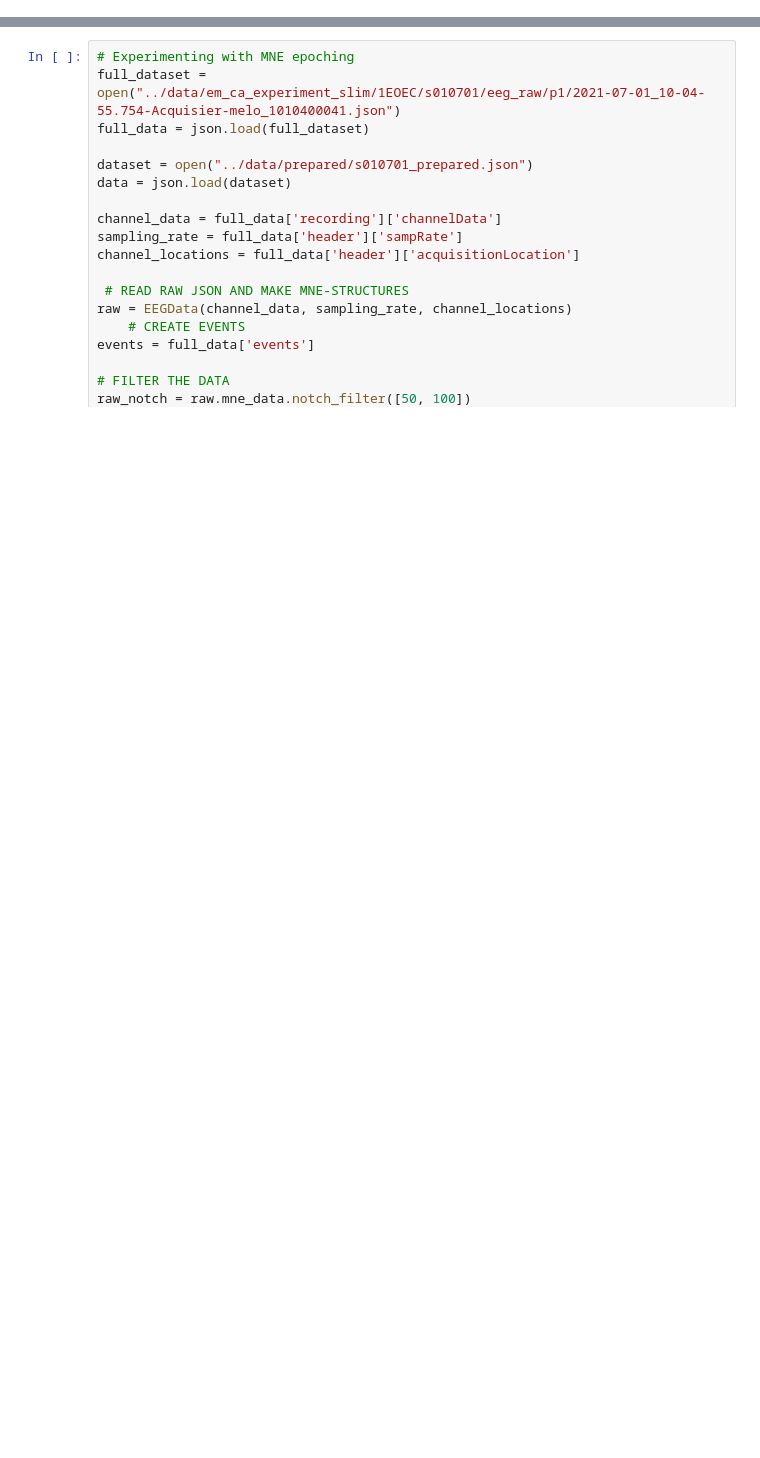
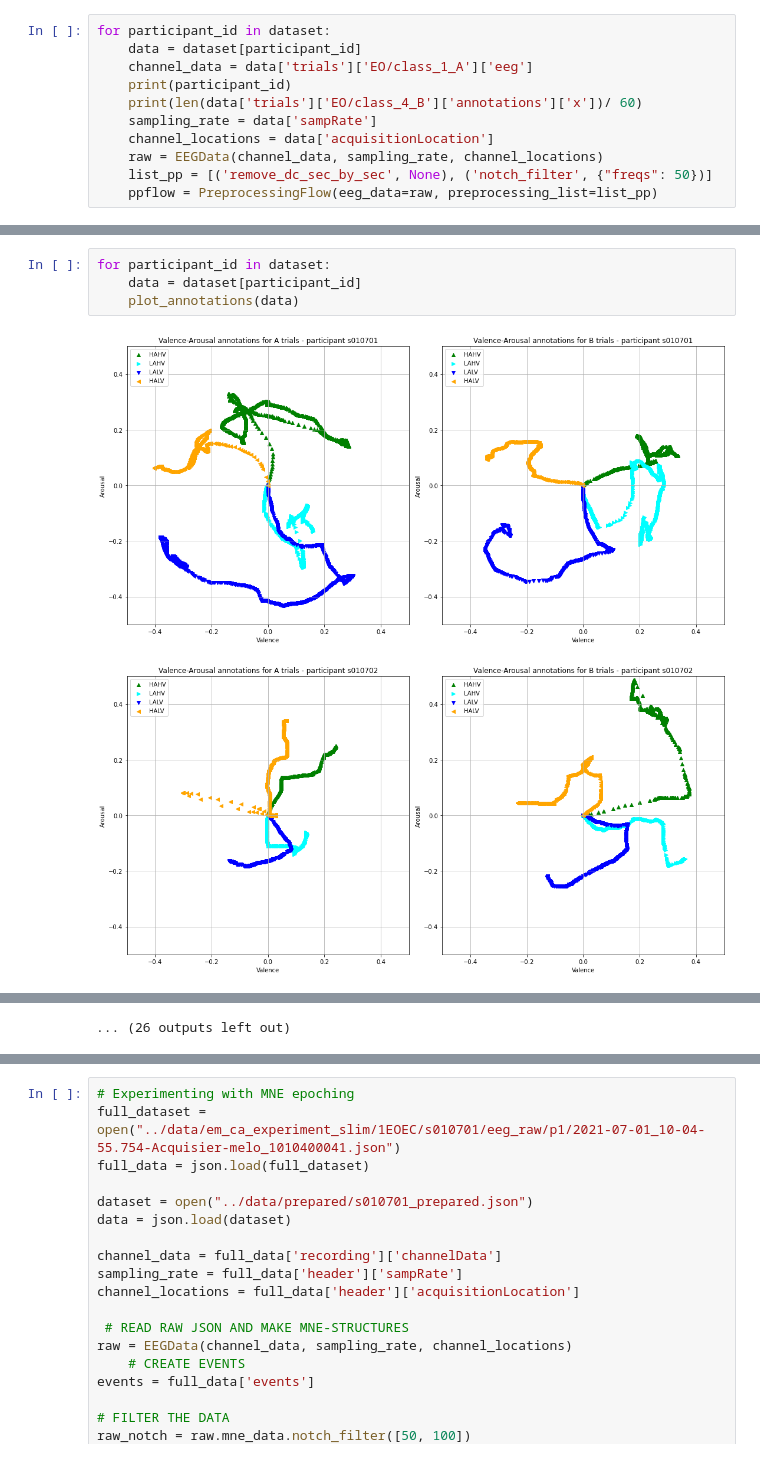
Before and after one commit to BRomans/EmotionMusic-Classification, a Jupyter notebook: notebooks/EM-DataPreparing.ipynb, the cells around one changed output, grey strips where cells are left out. Drawn from its saved outputs; the diff is of its cells as text; blank space fills up the shorter version.

```diff
--- a/notebooks/EM-DataPreparing.ipynb
+++ b/notebooks/EM-DataPreparing.ipynb
@@ -53,3 +76,14 @@ dataset = load_dataset()
 print(dataset.keys())
 # %% [output]
 dict_keys(['s010701', 's010702', 's010703', 's010704', 's020701', 's020702', 's020703', 's020704', 's050701', 's050702', 's050704', 's060703', 's070701', 's070702', 's170601', 's210602', 's220602', 's ...
+# %%
+for participant_id in dataset:
+    data = dataset[participant_id]
+    channel_data = data['trials']['EO/class_1_A']['eeg']
+    print(participant_id)
+    print(len(data['trials']['EO/class_4_B']['annotations']['x'])/ 60)
+    sampling_rate = data['sampRate']
+    channel_locations = data['acquisitionLocation']
+    raw = EEGData(channel_data, sampling_rate, channel_locations)
+    list_pp = [('remove_dc_sec_by_sec', None), ('notch_filter', {"freqs": 50})]
+    ppflow = PreprocessingFlow(eeg_data=raw, preprocessing_list=list_pp)
@@ -55,0 +167,7 @@ dict_keys(['s010701', 's010702', 's010703', 's010704', 's020701', 's020702', 's0
+# %%
+for participant_id in dataset:
+    data = dataset[participant_id]
+    plot_annotations(data)
+# %% [output]
+[figure, added]
+[figure, added]
@@ -55,0 +184 @@ dict_keys(['s010701', 's010702', 's010703', 's010704', 's020701', 's020702', 's0
+... (26 outputs left out)
```
Also changed, not shown: parts of 9 cells of this notebook, 3 other files.
